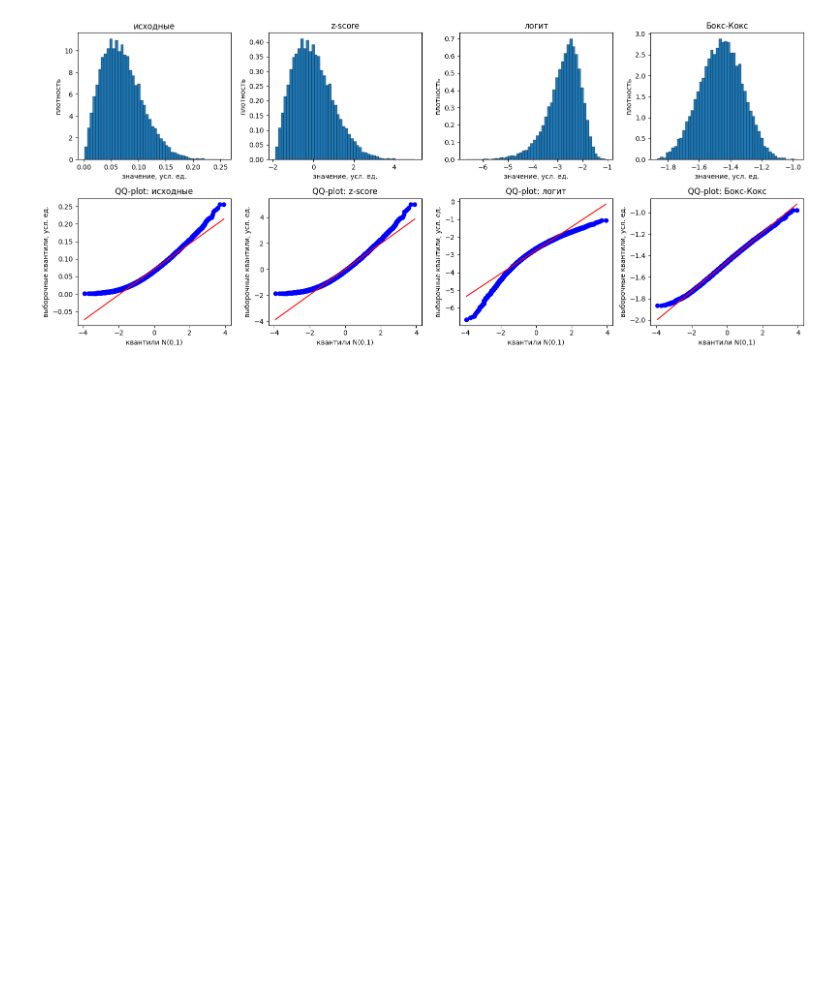
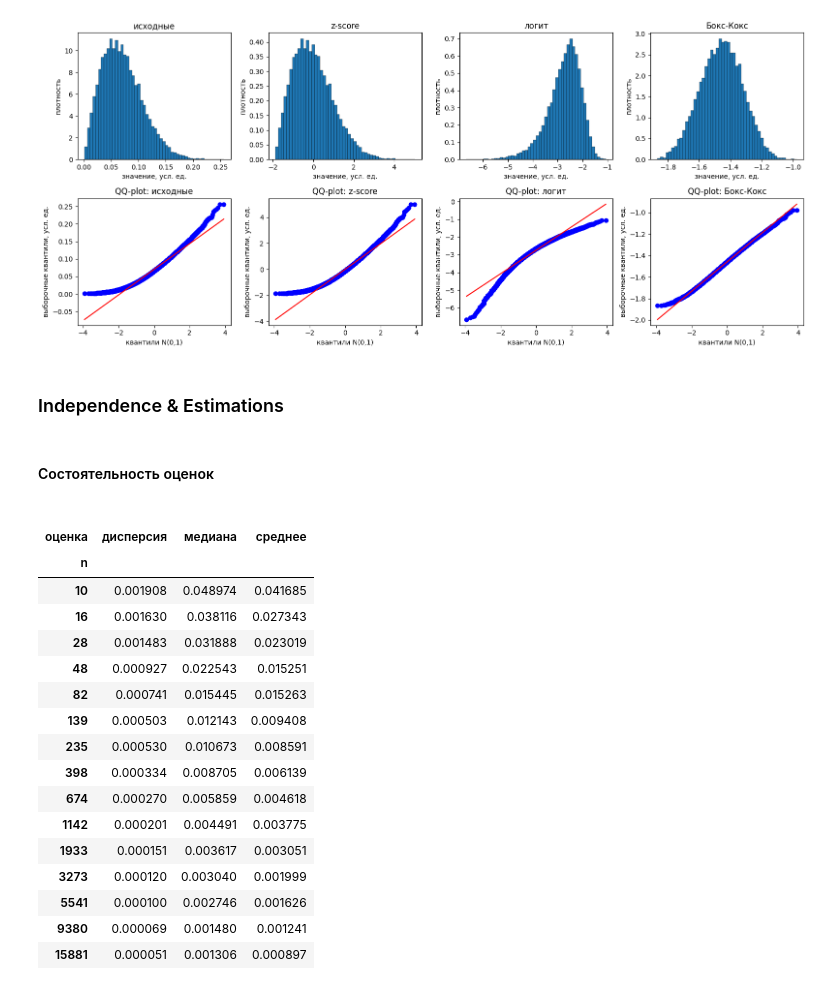
Before and after one commit to SanechkaTuoKe/APPSTAT-LABWORK, a Jupyter notebook: notebooks/rv03_r_def.ipynb, the cells around one changed output. Saved outputs shown, nothing was run; the diff lists cells and outputs as text; code cells hidden in the pictures; blank space fills up the shorter version.

```diff
--- a/notebooks/rv03_r_def.ipynb
+++ b/notebooks/rv03_r_def.ipynb
@@ -323,3 +323,42 @@ plt.tight_layout()
 plt.show()
 # %% [output]
 [figure]
+# %% [markdown]
+### Independence & Estimations
+# %% [markdown]
+#### Состоятельность оценок
+# %% [markdown]
+<!-- ТЕКСТ ПИШЕТ ДАРЬЯ: Состоятельность оценок -->
+# %%
+# выборки с возвращением из всей совокупности, N_REP повторов на каждый размер
+sizes = np.unique(np.logspace(1, np.log10(N), 15).astype(int))
+true_vals = {"среднее": xv.mean(), "дисперсия": xv.var(ddof=1), "медиана": np.median(xv)}
+
+rows = []
+for n in sizes:
+    est = np.array([[s.mean(), s.var(ddof=1), np.median(s)]
+                    for s in (rng.choice(xv, n, replace=True) for _ in range(N_REP))])
+    for j, name in enumerate(true_vals):
+        q05, q50, q95 = np.quantile(est[:, j], [0.05, 0.5, 0.95])
+        rows.append({"n": n, "оценка": name, "q05": q05, "медиана": q50, "q95": q95})
+cons = pd.DataFrame(rows)
+cons["ширина 5-95%"] = cons["q95"] - cons["q05"]
+cons.pivot(index="n", columns="оценка", values="ширина 5-95%").round(6)
+# %% [output]
+| оценка | дисперсия | медиана | среднее |
+| n |  |  |  |
+| 10 | 0.001908 | 0.048974 | 0.041685 |
+| 16 | 0.001630 | 0.038116 | 0.027343 |
+| 28 | 0.001483 | 0.031888 | 0.023019 |
+| 48 | 0.000927 | 0.022543 | 0.015251 |
+| 82 | 0.000741 | 0.015445 | 0.015263 |
+| 139 | 0.000503 | 0.012143 | 0.009408 |
+| 235 | 0.000530 | 0.010673 | 0.008591 |
+| 398 | 0.000334 | 0.008705 | 0.006139 |
+| 674 | 0.000270 | 0.005859 | 0.004618 |
+| 1142 | 0.000201 | 0.004491 | 0.003775 |
+| 1933 | 0.000151 | 0.003617 | 0.003051 |
+| 3273 | 0.000120 | 0.003040 | 0.001999 |
+| 5541 | 0.000100 | 0.002746 | 0.001626 |
+| 9380 | 0.000069 | 0.001480 | 0.001241 |
+| 15881 | 0.000051 | 0.001306 | 0.000897 |
```
Also changed, not shown: parts of 2 cells of this notebook.
